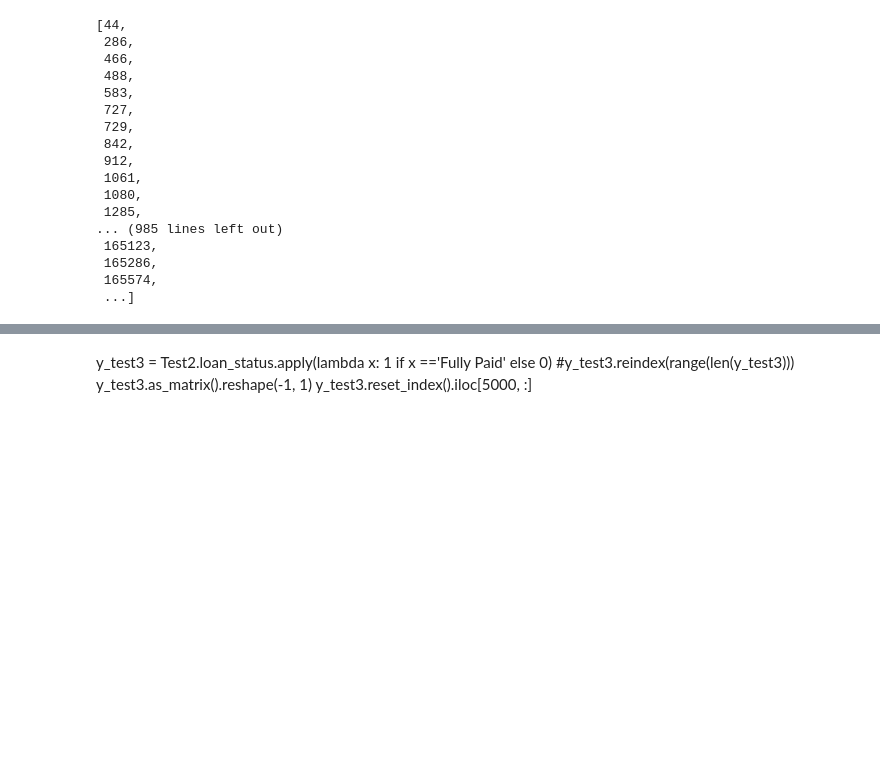
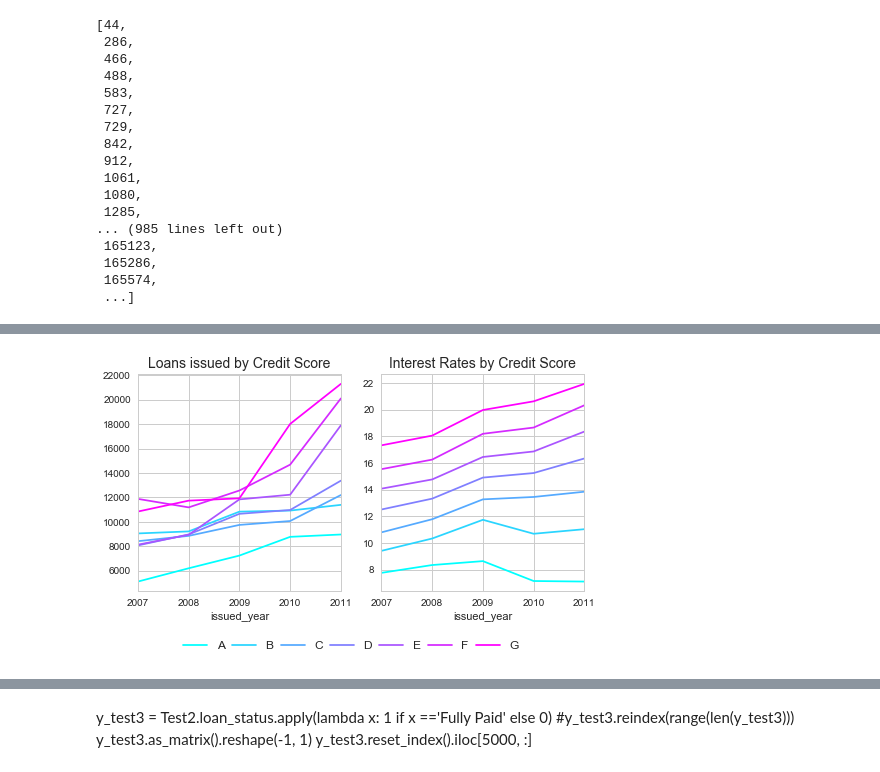
Before and after one commit to alexzhongyiz/TDI_nov_19, a Jupyter notebook: Untitled.ipynb, the cells around one changed output, grey strips where cells are left out. Saved outputs shown, nothing was run; the diff lists cells and outputs as text; code cells hidden in the pictures; blank space fills up the shorter version.

```diff
--- a/Untitled.ipynb
+++ b/Untitled.ipynb
@@ -946,0 +1060,19 @@ X_test2.iloc[y_test2.iloc[y_test2.reset_index().index[super_wrong_pred]].index].
+# %%
+
+f, ((ax1, ax2)) = plt.subplots(1, 2)
+cmap = plt.cm.cool
+
+by_credit_score = df1.groupby(['issued_year', 'grade']).loan_amnt.mean()
+by_credit_score.unstack().plot(legend=False, ax=ax1, figsize=(8, 4), colormap=cmap)
+ax1.set_title('Loans issued by Credit Score', fontsize=14)
+
+
+by_inc = df1.groupby(['issued_year', 'grade']).int_rate.mean()
+by_inc.unstack().plot(ax=ax2, figsize=(8, 4), colormap=cmap)
+ax2.set_title('Interest Rates by Credit Score', fontsize=14)
+
+ax2.legend(bbox_to_anchor=(-1.0, -0.3, 1.7, 0.1), loc=5, prop={'size':12},
+           ncol=7, mode="expand", borderaxespad=0.)
+plt.show()
+# %% [output]
+[figure, added]
```
Also changed, not shown: parts of 20 cells of this notebook.
